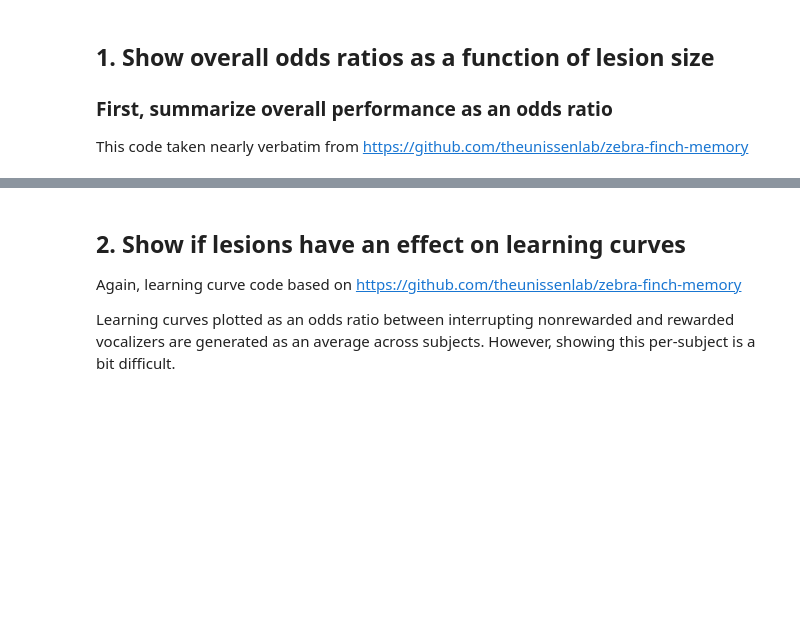
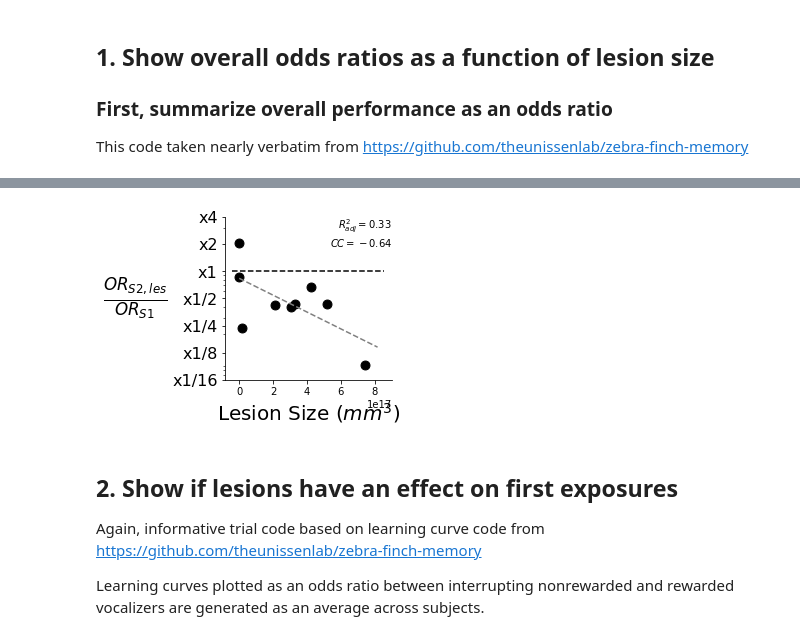
Before and after one commit to theunissenlab/zebra-finch-memory-lesions, a Jupyter notebook: notebooks/BEHAVIOR1. Lesion Effect on Memory Performance.ipynb, the cells around one changed output, grey strips where cells are left out. Saved outputs shown, nothing was run; the diff lists cells and outputs as text; code cells hidden in the pictures; blank space fills up the shorter version.

```diff
--- a/notebooks/BEHAVIOR1. Lesion Effect on Memory Performance.ipynb
+++ b/notebooks/BEHAVIOR1. Lesion Effect on Memory Performance.ipynb
@@ -168,9 +246,18 @@ plt.close(fig)
+# %%
+fig = plt.figure(figsize=(3, 3))
+r_adj, cc = lesion_analysis(new_set_results.query("call_type == 'DC'"))
+set_oddsratio_yticks(plt.gca(), 2, -4)
+plt.gca().set_ylabel(r"$\frac{OR_{S2,les}}{OR_{S1}}$", fontsize=24, rotation=0, verticalalignment="center", horizontalalignment="right")
+plt.show()
+plt.close(fig)
+# %% [output]
+[figure, added]
 # %% [markdown]
-## 2. Show if lesions have an effect on learning curves
+## 2. Show if lesions have an effect on first exposures
 
-Again, learning curve code based on https://github.com/theunissenlab/zebra-finch-memory
+Again, informative trial code based on learning curve code from https://github.com/theunissenlab/zebra-finch-memory
 
-Learning curves plotted as an odds ratio between interrupting nonrewarded and rewarded vocalizers are generated as an average across subjects. However, showing this per-subject is a bit difficult.
+Learning curves plotted as an odds ratio between interrupting nonrewarded and rewarded vocalizers are generated as an average across subjects.
 # %%
 def inject_relative_informative_trials(df):
     """Takes a dataframe with a subset of trials and injects a column of "Relative Informative Trials Seen"
```
Also changed, not shown: parts of 34 cells of this notebook, 2 other files.
